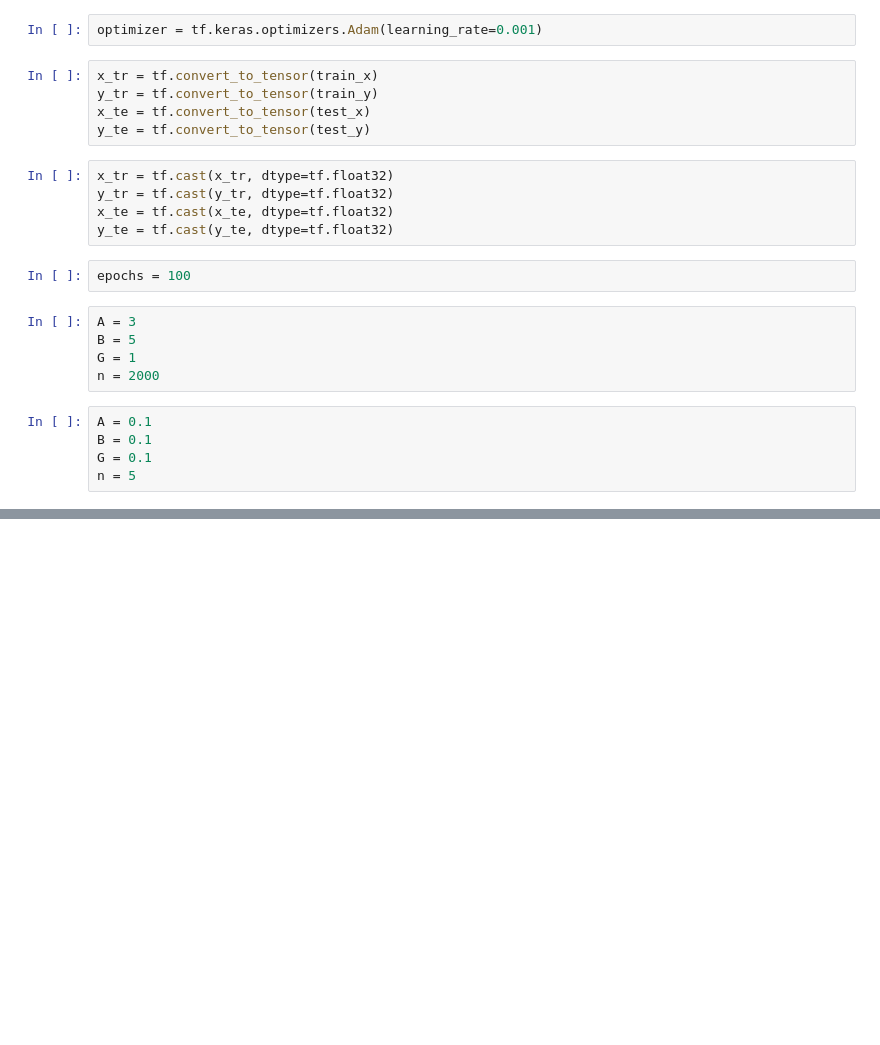
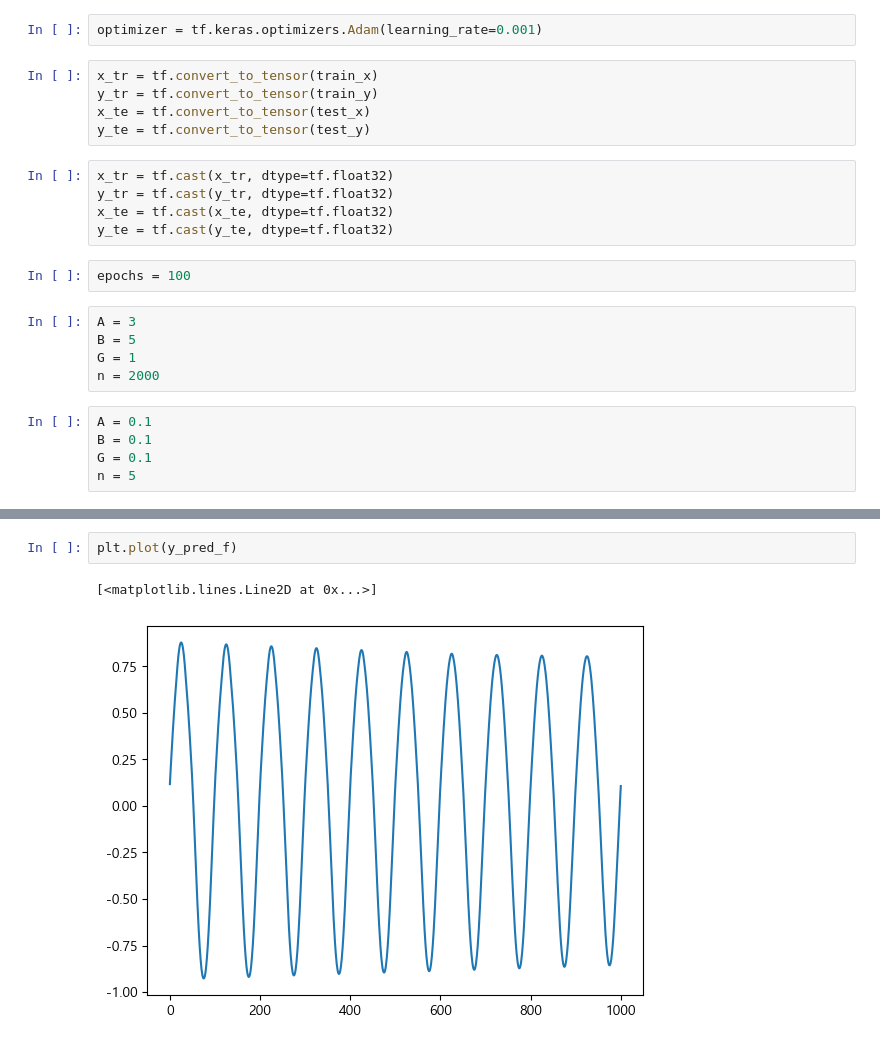
Before and after one commit to Jjineeq/hysteresis_curve, a Jupyter notebook: 23_07_03.ipynb, the cells around one changed output, grey strips where cells are left out. Saved outputs shown, nothing was run; the diff lists cells and outputs as text; blank space fills up the shorter version.

```diff
--- a/23_07_03.ipynb
+++ b/23_07_03.ipynb
@@ -267,2 +320,7 @@ y_pred = model_pinn_boucwen(x_te)
+# %%
+plt.plot(y_pred_f)
+# %% [output]
+[<matplotlib.lines.Line2D at 0x...>]
+[figure, added]
 # %%
 plt.figure(figsize = (10,6))
```
Also changed, not shown: parts of 21 cells of this notebook, 1 other file.
